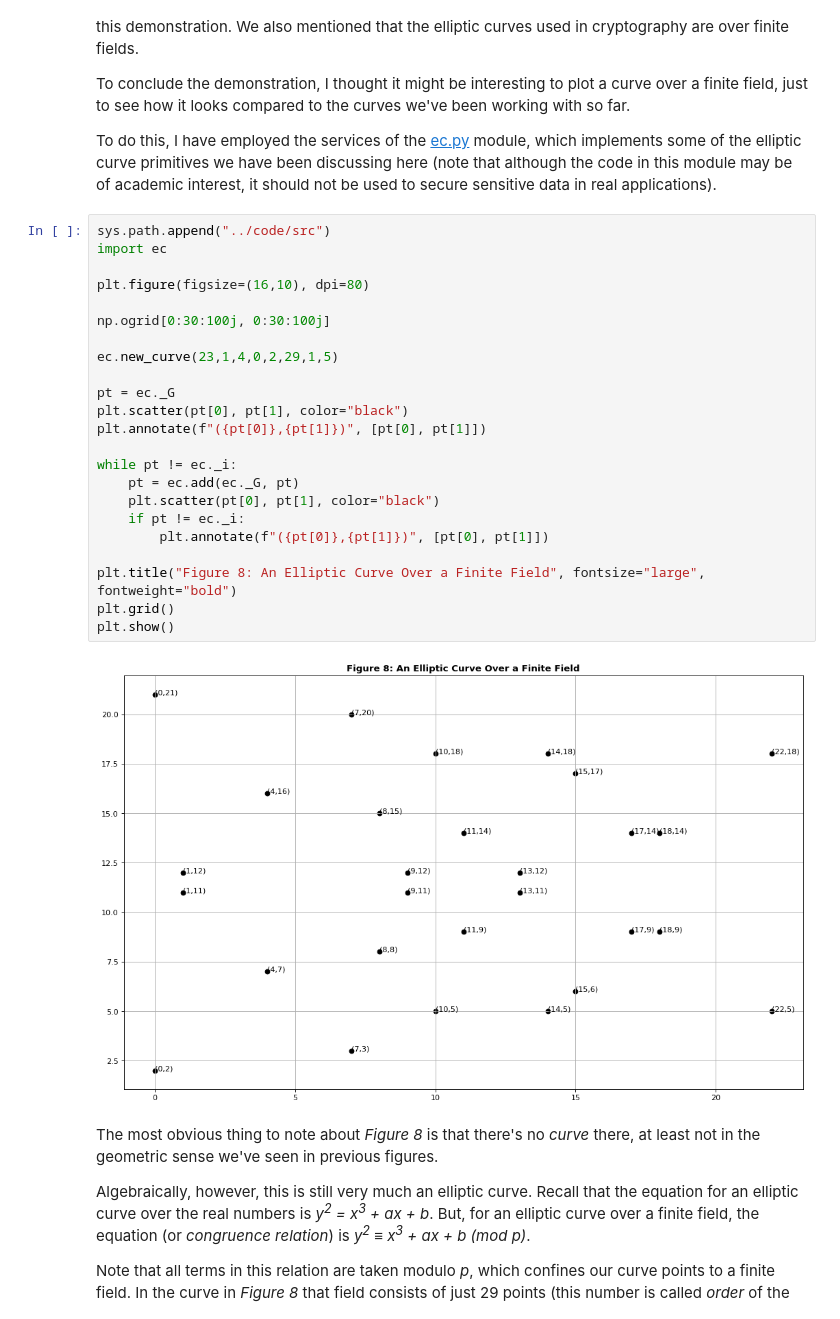
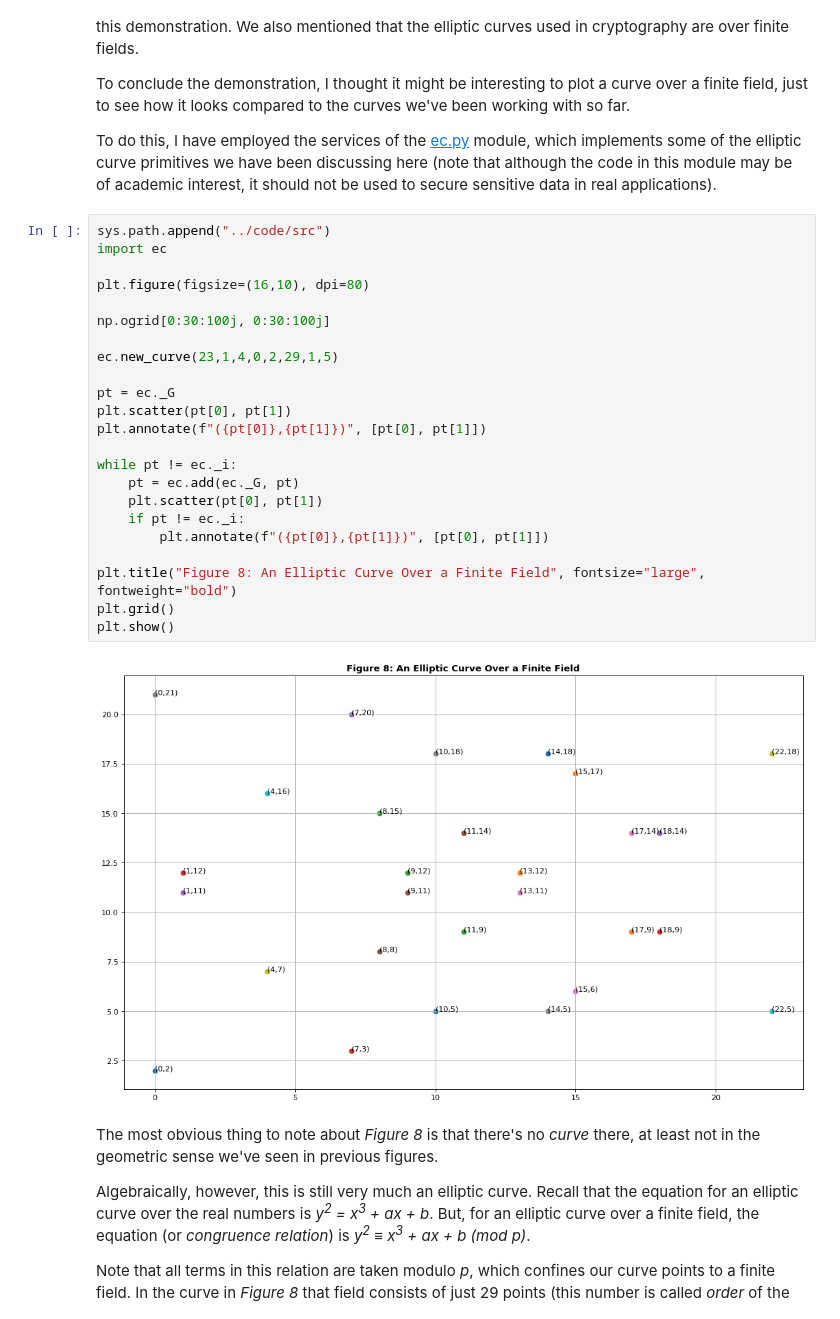
Before and after one commit to dchampion/crypto, a Jupyter notebook: doc/EllipticCurves.ipynb, the cells around one changed output. Drawn from its saved outputs; the diff is of its cells as text.

```diff
--- a/doc/EllipticCurves.ipynb
+++ b/doc/EllipticCurves.ipynb
@@ -260,28 +277,28 @@ To do this, I have employed the services of the [ec.py](https://github.com/dcham
 # %%
 sys.path.append("../code/src")
 import ec
 
 plt.figure(figsize=(16,10), dpi=80)
 
 np.ogrid[0:30:100j, 0:30:100j]
 
 ec.new_curve(23,1,4,0,2,29,1,5)
 
 pt = ec._G
-plt.scatter(pt[0], pt[1], color="black")
+plt.scatter(pt[0], pt[1])
 plt.annotate(f"({pt[0]},{pt[1]})", [pt[0], pt[1]])
 
 while pt != ec._i:
     pt = ec.add(ec._G, pt)
-    plt.scatter(pt[0], pt[1], color="black")
+    plt.scatter(pt[0], pt[1])
     if pt != ec._i:
         plt.annotate(f"({pt[0]},{pt[1]})", [pt[0], pt[1]])
 
 plt.title("Figure 8: An Elliptic Curve Over a Finite Field", fontsize="large", fontweight="bold")
 plt.grid()
 plt.show()
 # %% [output]
-[figure, old version]
+[figure, new version]
 # %% [markdown]
 The most obvious thing to note about *Figure 8* is that there's no *curve* there, at least not in the geometric sense we've seen in previous figures.
 
```
Also changed, not shown: parts of 7 cells of this notebook.
